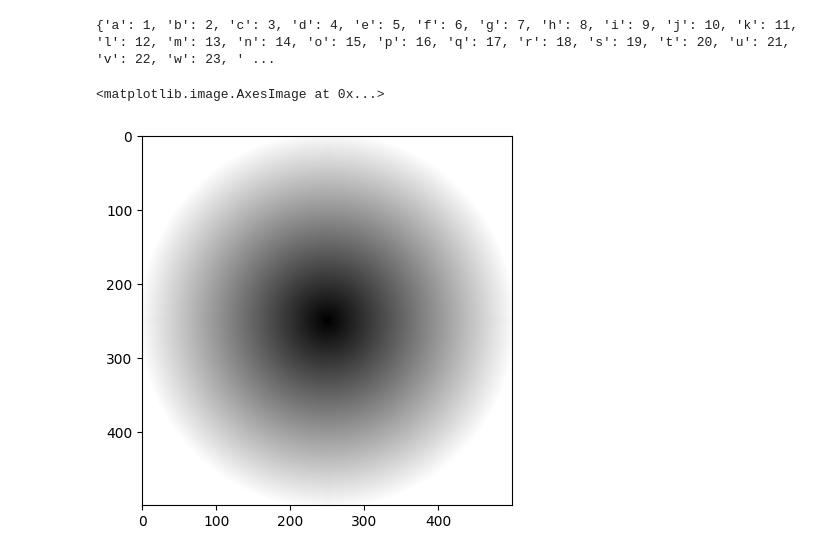
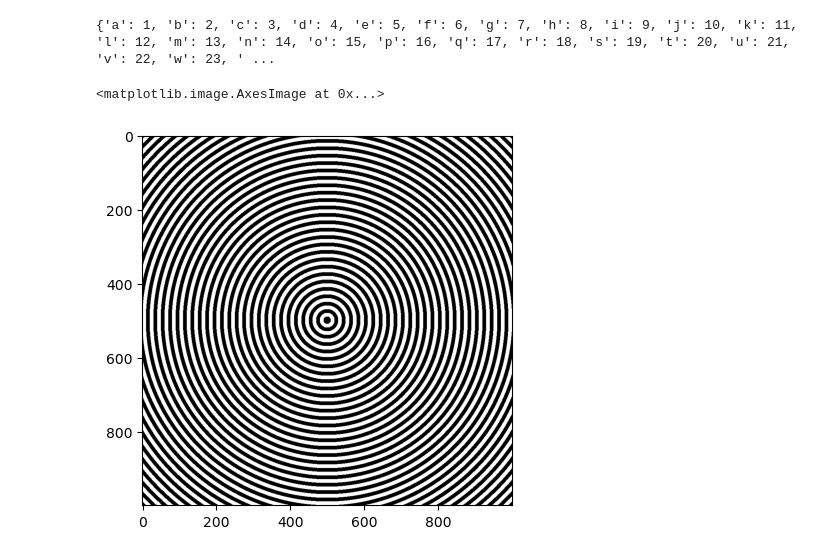
Before and after one commit to thomasha1310/rise-practicum, a Jupyter notebook: Thomas_Ha_Day_1_student.ipynb, the cells around one changed output. Cells and saved outputs as stored; diff of their text form; code cells hidden in the pictures.

```diff
--- a/Thomas_Ha_Day_1_student.ipynb
+++ b/Thomas_Ha_Day_1_student.ipynb
@@ -282,20 +282,23 @@ print(dict)
 # %%
 # Problem 3
 
 import numpy as np
 import matplotlib.pyplot as plt
 
-size = 500
+size = 1000
 image = []
 
 for y in range(size):
   row = []
   for x in range(size):
     distance = ((x - size / 2) ** 2 + (y - size / 2) ** 2) ** 0.5
-    row.append(distance)
+    if int(distance / 10) % 2 == 0:
+      row.append(0)
+    else:
+      row.append(255)
   image.append(row)
 
 plt.imshow(image, cmap='gray', vmin=0, vmax=255)
 # %% [output]
 <matplotlib.image.AxesImage at 0x...>
-[figure, old version]
+[figure, new version]
```
Also changed, not shown: parts of 1 cell of this notebook.
